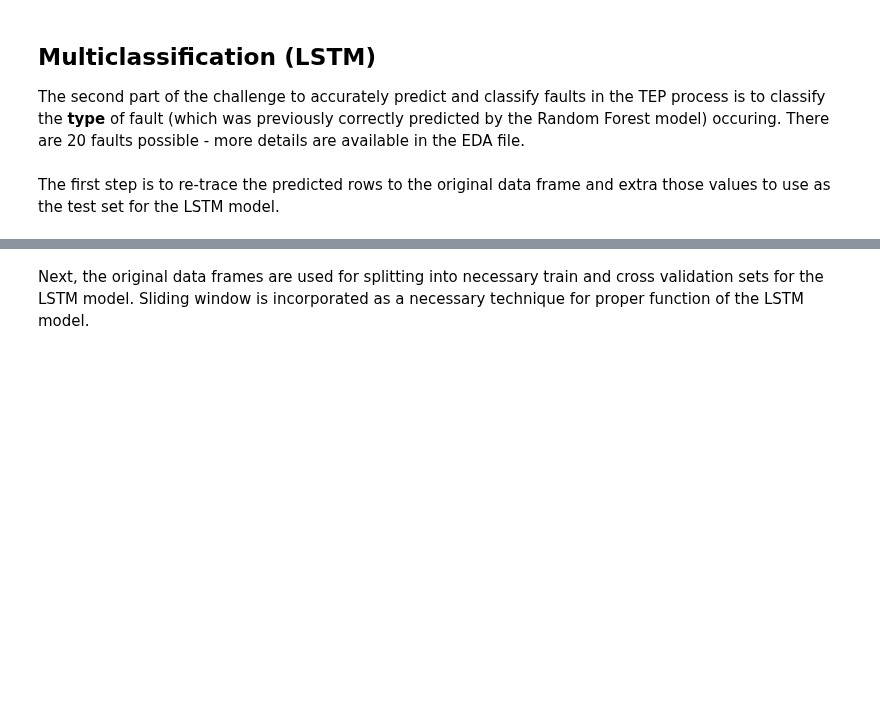
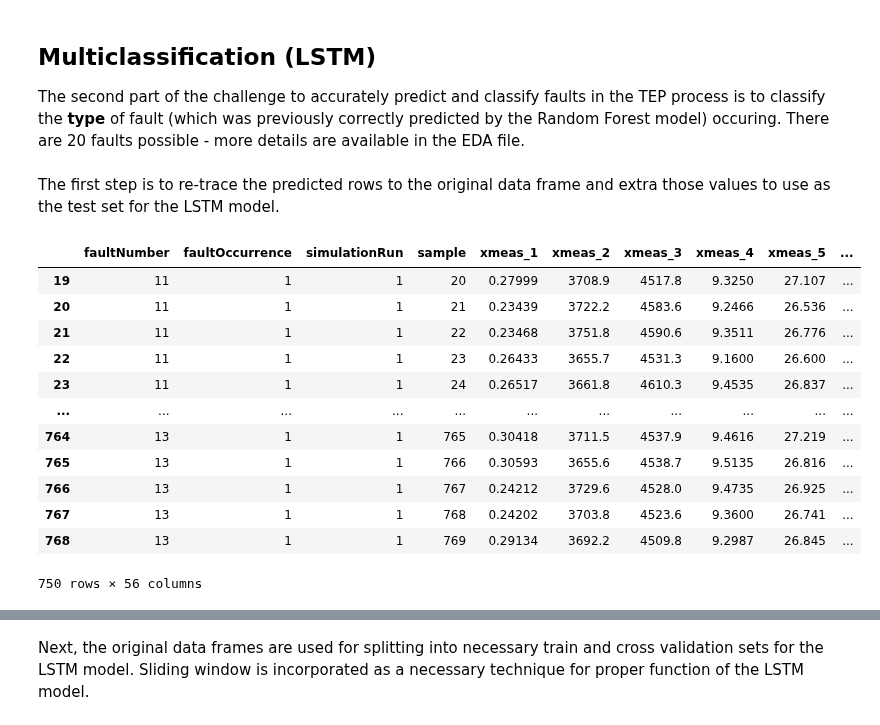
Before and after one commit to bns1808/MECE788Group1, a Jupyter notebook: main/RF and LSTM combined - TK.ipynb, the cells around one changed output, grey strips where cells are left out. Drawn from its saved outputs; the diff is of its cells as text; code cells hidden in the pictures; blank space fills up the shorter version.

```diff
--- a/main/RF and LSTM combined - TK.ipynb
+++ b/main/RF and LSTM combined - TK.ipynb
@@ -533,2 +530,23 @@ filtered_results_df.head()
+# %%
+filtered_results_df = results_df.copy()
+predicted_value_1_rows = results_df.loc[results_df['Predicted'] == 1]
+filtered_results_df.loc[predicted_value_1_rows.index, 'sample'] = predicted_value_1_rows['sample']
+sample_numbers = filtered_results_df['sample']
+extracted_rows = reconstructed_df[reconstructed_df['sample'].isin(sample_numbers)]
+extracted_rows.head(750)
+# %% [output]
+|  | faultNumber | faultOccurrence | simulationRun | sample | xmeas_1 | xmeas_2 | xmeas_3 | xmeas_4 | xmeas_5 | ... |
+| 19 | 11 | 1 | 1 | 20 | 0.27999 | 3708.9 | 4517.8 | 9.3250 | 27.107 | ... |
+| 20 | 11 | 1 | 1 | 21 | 0.23439 | 3722.2 | 4583.6 | 9.2466 | 26.536 | ... |
+| 21 | 11 | 1 | 1 | 22 | 0.23468 | 3751.8 | 4590.6 | 9.3511 | 26.776 | ... |
+| 22 | 11 | 1 | 1 | 23 | 0.26433 | 3655.7 | 4531.3 | 9.1600 | 26.600 | ... |
+| 23 | 11 | 1 | 1 | 24 | 0.26517 | 3661.8 | 4610.3 | 9.4535 | 26.837 | ... |
+| ... | ... | ... | ... | ... | ... | ... | ... | ... | ... | ... |
+| 764 | 13 | 1 | 1 | 765 | 0.30418 | 3711.5 | 4537.9 | 9.4616 | 27.219 | ... |
+| 765 | 13 | 1 | 1 | 766 | 0.30593 | 3655.6 | 4538.7 | 9.5135 | 26.816 | ... |
+| 766 | 13 | 1 | 1 | 767 | 0.24212 | 3729.6 | 4528.0 | 9.4735 | 26.925 | ... |
+| 767 | 13 | 1 | 1 | 768 | 0.24202 | 3703.8 | 4523.6 | 9.3600 | 26.741 | ... |
+| 768 | 13 | 1 | 1 | 769 | 0.29134 | 3692.2 | 4509.8 | 9.2987 | 26.845 | ... |
+750 rows × 56 columns
 # %%
 # Get the index from filtered_results_df
```
Also changed, not shown: parts of 12 cells of this notebook.
